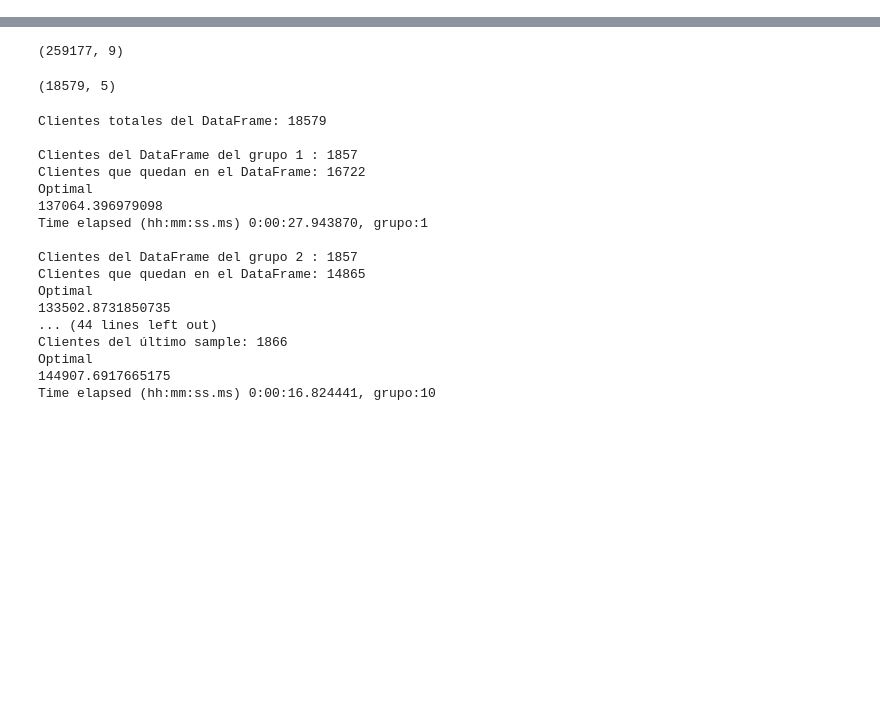
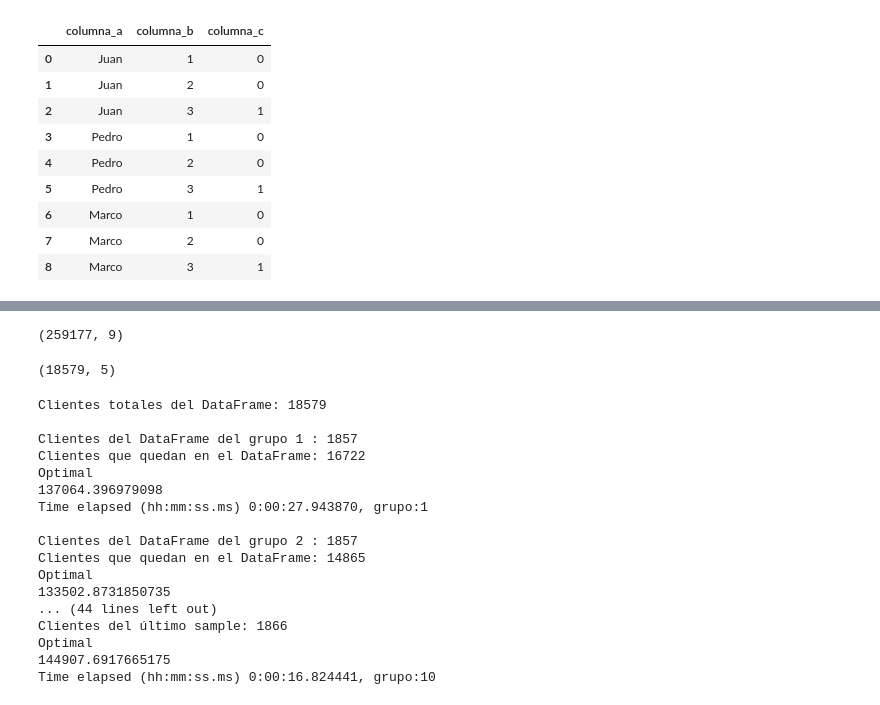
Before and after one commit to jhonatan20140/Proyecto_1.1, a Jupyter notebook: nb_opt_port_campaña_202401.ipynb, the cells around one changed output, grey strips where cells are left out. Cells and saved outputs as stored; diff of their text form; code cells hidden in the pictures; blank space fills up the shorter version.

```diff
--- a/nb_opt_port_campaña_202401.ipynb
+++ b/nb_opt_port_campaña_202401.ipynb
@@ -81,0 +151,23 @@ full_filename_output_10_final = route_output/ output_filename_10_final
+# %%
+data = {'columna_a': ['Juan', 'Juan', 'Juan', 'Pedro', 'Pedro', 'Pedro', 'Marco', 'Marco','Marco'],
+        'columna_b': [1, 2, 3, 1, 2, 3, 1, 2, 3],
+        }
+x=pd.DataFrame(data)
+
+x['columna_c'] = 0
+idx_max = x.groupby('columna_a')['columna_b'].idxmax()
+
+# Asignar "1" a la nueva columna_c para las filas identificadas por idx_max
+x.loc[idx_max, 'columna_c'] = 1
+x
+# %% [output]
+|  | columna_a | columna_b | columna_c |
+| 0 | Juan | 1 | 0 |
+| 1 | Juan | 2 | 0 |
+| 2 | Juan | 3 | 1 |
+| 3 | Pedro | 1 | 0 |
+| 4 | Pedro | 2 | 0 |
+| 5 | Pedro | 3 | 1 |
+| 6 | Marco | 1 | 0 |
+| 7 | Marco | 2 | 0 |
+| 8 | Marco | 3 | 1 |
```
Also changed, not shown: parts of 11 cells of this notebook.
